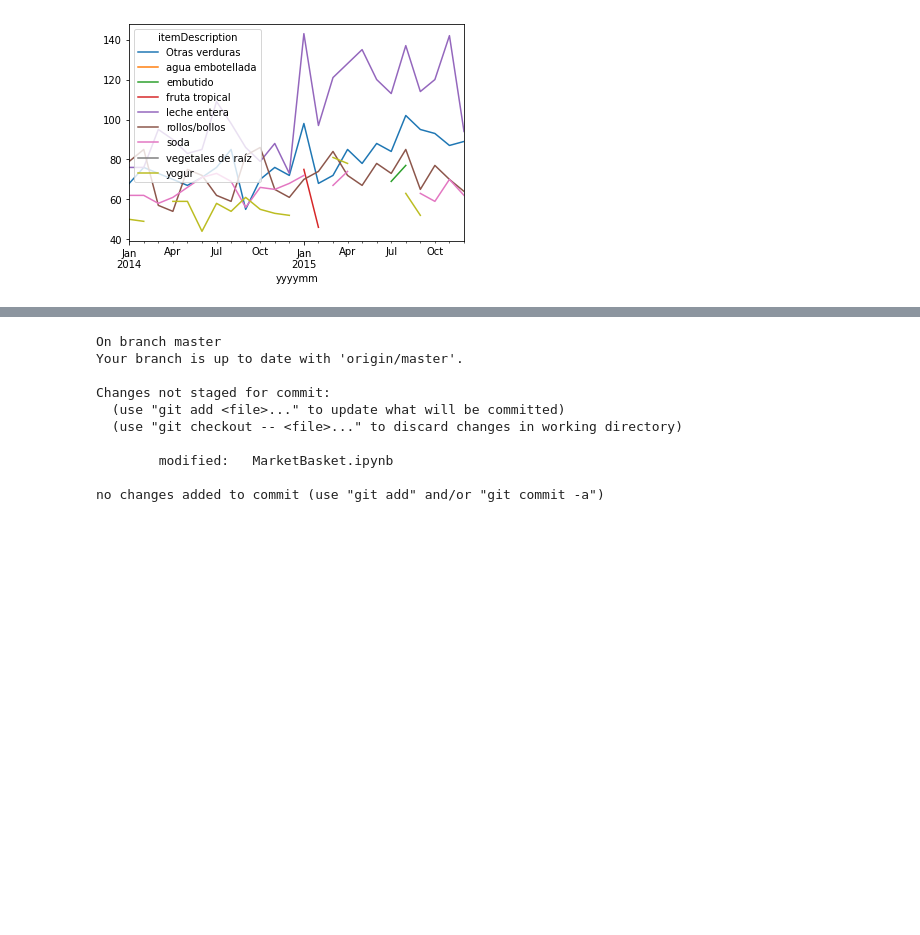
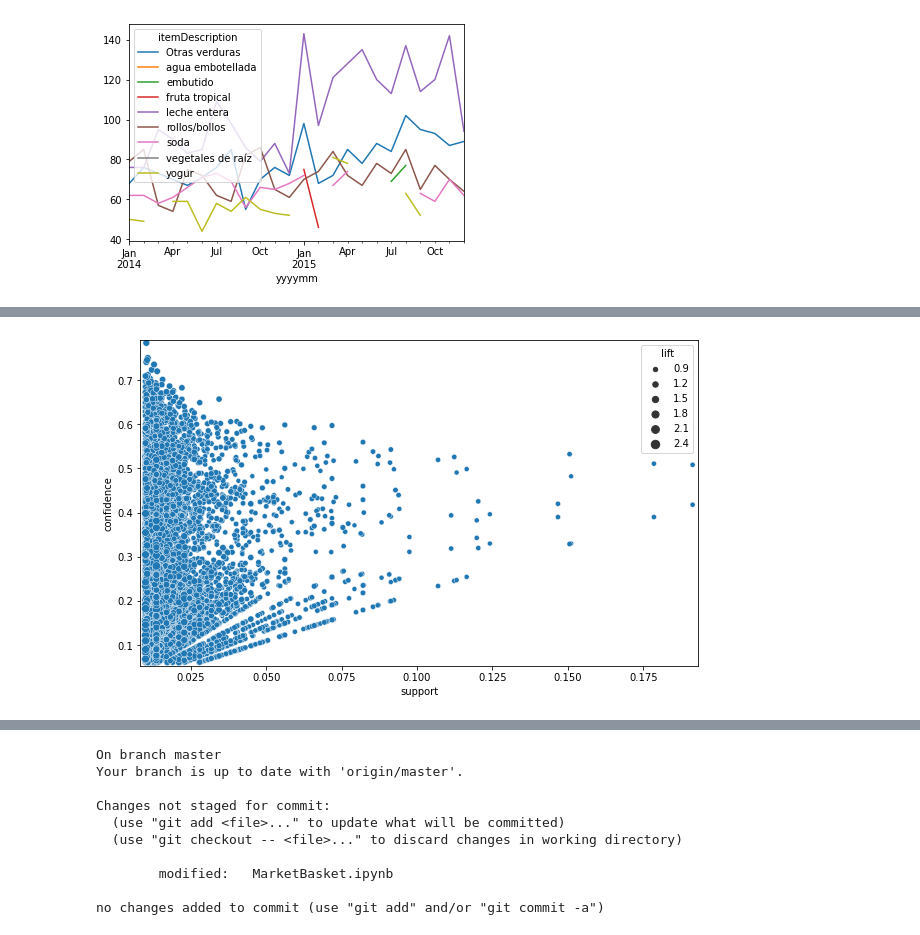
Before and after one commit to MauricioACN/MarketBasketAnalysis, a Jupyter notebook: MarketBasket.ipynb, the cells around one changed output, grey strips where cells are left out. Drawn from its saved outputs; the diff is of its cells as text; code cells hidden in the pictures; blank space fills up the shorter version.

Commit message:
modelo apriori

```diff
--- a/MarketBasket.ipynb
+++ b/MarketBasket.ipynb
@@ -130,0 +139,7 @@ top_5_by_year.pivot(index="yyyymm",columns="itemDescription",values="Member_numb
+# %%
+sum = clean.df_clean.groupby(["Member_number","Date","itemDescription"]).count()["yyyymm"]
+sum = sum.unstack("itemDescription").reset_index()
+sum.drop("Date",inplace=True,axis=1)
+sum = sum.groupby("Member_number").count().reset_index()
+sum[(sum>0) & (sum<999)] = 1
+sum
@@ -130,0 +257,9 @@ top_5_by_year.pivot(index="yyyymm",columns="itemDescription",values="Member_numb
+# %%
+encode_df = sum.copy()
+encode_df.set_index("Member_number",drop=True,inplace=True)
+encode_df = encode_df.astype(bool)
+encode_df
+md=mlxtend.frequent_patterns.apriori(encode_df)
+md_minsup=mlxtend.frequent_patterns.apriori(encode_df,
+                                           min_support=0.01,
+                                            use_colnames=True)
@@ -130,0 +286,3 @@ top_5_by_year.pivot(index="yyyymm",columns="itemDescription",values="Member_numb
+# %%
+rules=mlxtend.frequent_patterns.association_rules(md_minsup, metric="confidence",min_threshold=0.06,support_only=False)
+rules.head(20)
@@ -130,0 +307,9 @@ top_5_by_year.pivot(index="yyyymm",columns="itemDescription",values="Member_numb
+# %%
+# Generate scatterplot using support and confidence
+plt.figure(figsize=(10,6))
+sns.scatterplot(x = "support", y = "confidence",
+                size = "lift", data = rules)
+plt.margins(0.01,0.01)
+plt.show()
+# %% [output]
+[figure, added]
```
Also changed, not shown: parts of 19 cells of this notebook.
